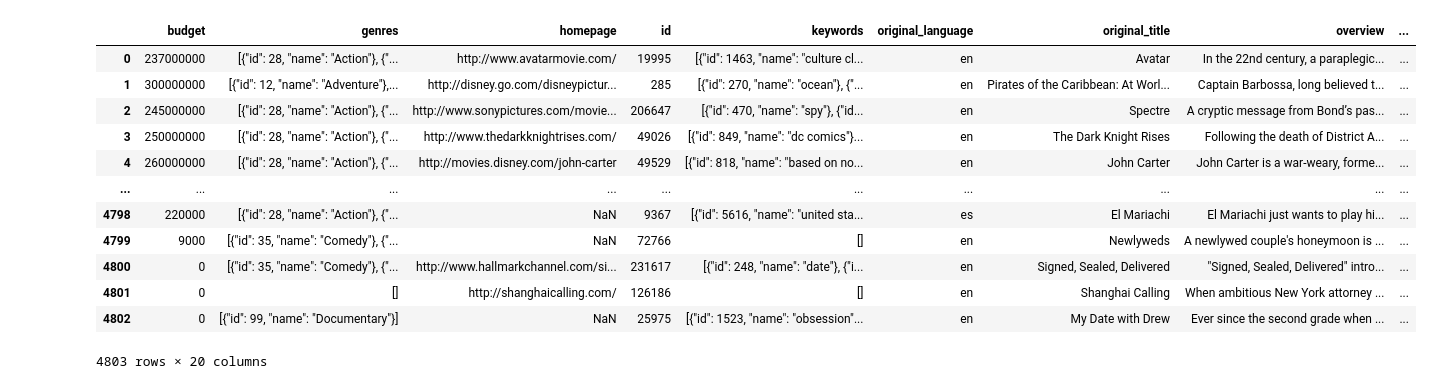
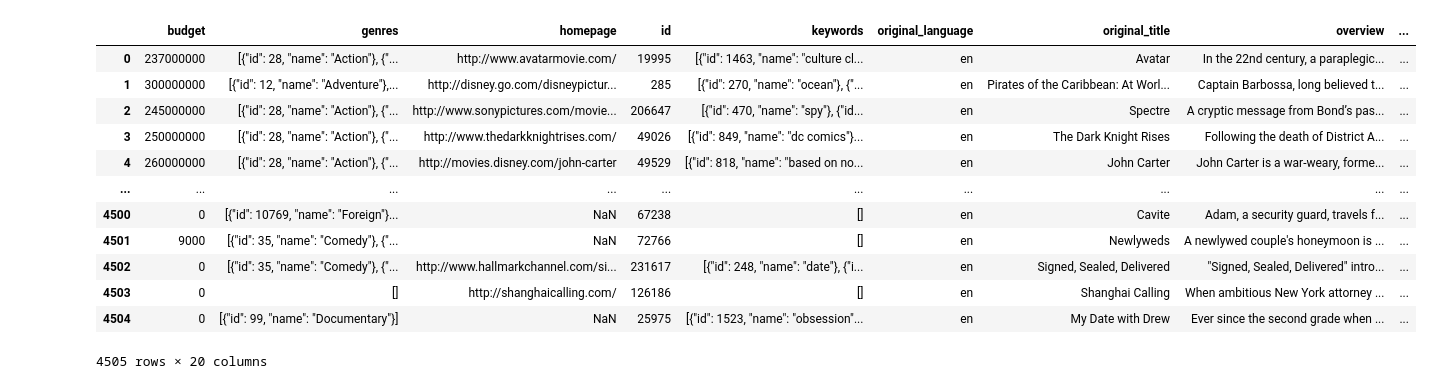
Before and after one commit to fdac25/movieRatings, a Jupyter notebook: code.ipynb, the cells around one changed output. Saved outputs shown, nothing was run; the diff lists cells and outputs as text; code cells hidden in the pictures.

```diff
--- a/code.ipynb
+++ b/code.ipynb
@@ -14,19 +14,22 @@ def extract_names(json_string):
         return []
 # %%
 movies_df = pd.read_csv("tmdb_5000_movies.csv")
-movies_df
+movies_df.original_language.unique()
+# drop non-English movies
+movies_df = movies_df[movies_df.original_language == "en"]
+movies_df.to_csv("tmdb_5000_movies.csv", index=False)
 # %% [output]
 |  | budget | genres | homepage | id | keywords | original_language | original_title | overview | ... |
 | 0 | 237000000 | [{"id": 28, "name": "Action"}, {"... | http://www.avatarmovie.com/ | 19995 | [{"id": 1463, "name": "culture cl... | en | Avatar | In the 22nd century, a paraplegic... | ... |
 | 1 | 300000000 | [{"id": 12, "name": "Adventure"},... | http://disney.go.com/disneypictur... | 285 | [{"id": 270, "name": "ocean"}, {"... | en | Pirates of the Caribbean: At Worl... | Captain Barbossa, long believed t... | ... |
 | 2 | 245000000 | [{"id": 28, "name": "Action"}, {"... | http://www.sonypictures.com/movie... | 206647 | [{"id": 470, "name": "spy"}, {"id... | en | Spectre | A cryptic message from Bond’s pas... | ... |
 | 3 | 250000000 | [{"id": 28, "name": "Action"}, {"... | http://www.thedarkknightrises.com/ | 49026 | [{"id": 849, "name": "dc comics"}... | en | The Dark Knight Rises | Following the death of District A... | ... |
 | 4 | 260000000 | [{"id": 28, "name": "Action"}, {"... | http://movies.disney.com/john-carter | 49529 | [{"id": 818, "name": "based on no... | en | John Carter | John Carter is a war-weary, forme... | ... |
 | ... | ... | ... | ... | ... | ... | ... | ... | ... | ... |
-| 4798 | 220000 | [{"id": 28, "name": "Action"}, {"... | NaN | 9367 | [{"id": 5616, "name": "united sta... | es | El Mariachi | El Mariachi just wants to play hi... | ... |
-| 4799 | 9000 | [{"id": 35, "name": "Comedy"}, {"... | NaN | 72766 | [] | en | Newlyweds | A newlywed couple's honeymoon is ... | ... |
-| 4800 | 0 | [{"id": 35, "name": "Comedy"}, {"... | http://www.hallmarkchannel.com/si... | 231617 | [{"id": 248, "name": "date"}, {"i... | en | Signed, Sealed, Delivered | "Signed, Sealed, Delivered" intro... | ... |
-| 4801 | 0 | [] | http://shanghaicalling.com/ | 126186 | [] | en | Shanghai Calling | When ambitious New York attorney ... | ... |
-| 4802 | 0 | [{"id": 99, "name": "Documentary"}] | NaN | 25975 | [{"id": 1523, "name": "obsession"... | en | My Date with Drew | Ever since the second grade when ... | ... |
+| 4500 | 0 | [{"id": 10769, "name": "Foreign"}... | NaN | 67238 | [] | en | Cavite | Adam, a security guard, travels f... | ... |
+| 4501 | 9000 | [{"id": 35, "name": "Comedy"}, {"... | NaN | 72766 | [] | en | Newlyweds | A newlywed couple's honeymoon is ... | ... |
+| 4502 | 0 | [{"id": 35, "name": "Comedy"}, {"... | http://www.hallmarkchannel.com/si... | 231617 | [{"id": 248, "name": "date"}, {"i... | en | Signed, Sealed, Delivered | "Signed, Sealed, Delivered" intro... | ... |
+| 4503 | 0 | [] | http://shanghaicalling.com/ | 126186 | [] | en | Shanghai Calling | When ambitious New York attorney ... | ... |
+| 4504 | 0 | [{"id": 99, "name": "Documentary"}] | NaN | 25975 | [{"id": 1523, "name": "obsession"... | en | My Date with Drew | Ever since the second grade when ... | ... |
-4803 rows × 20 columns
+4505 rows × 20 columns
 # %%
```
Also changed, not shown: parts of 9 cells of this notebook.
